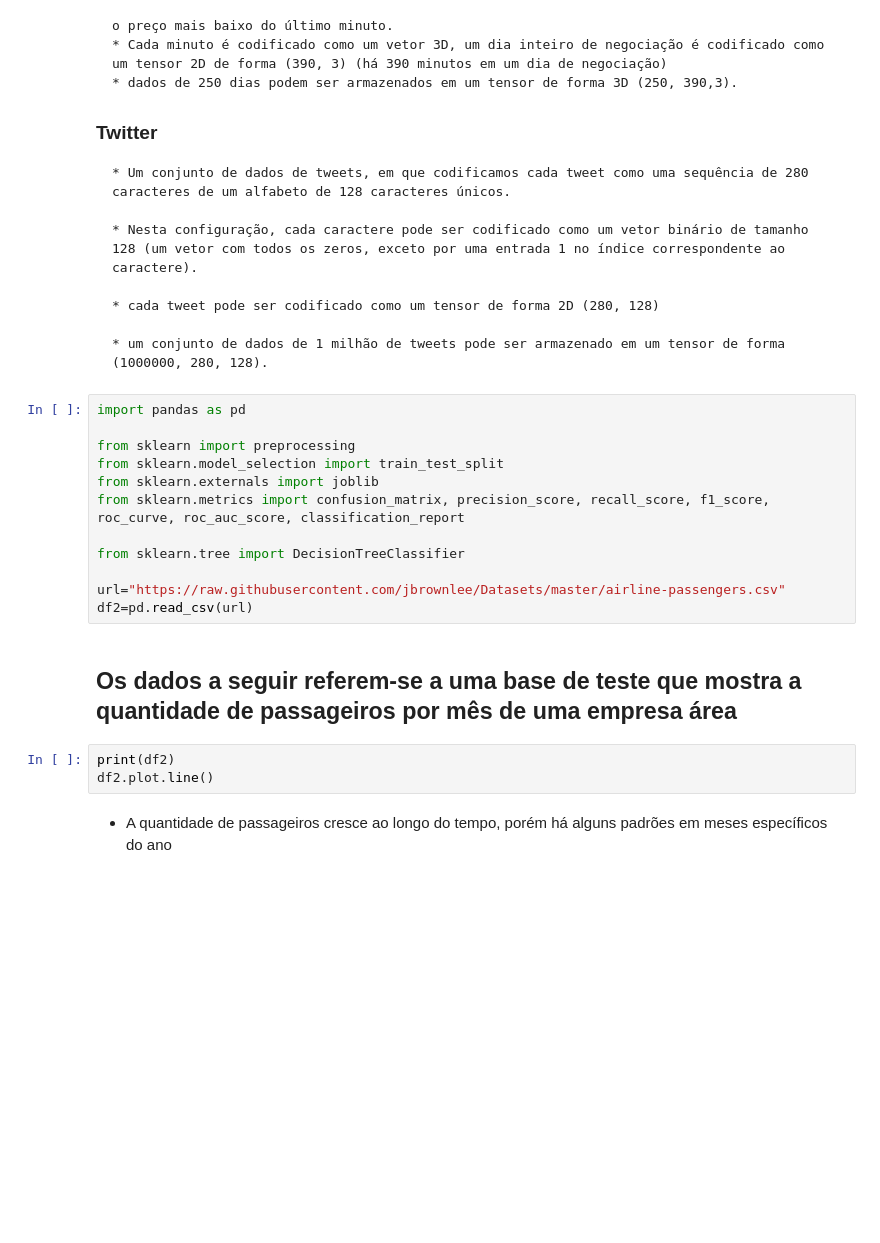
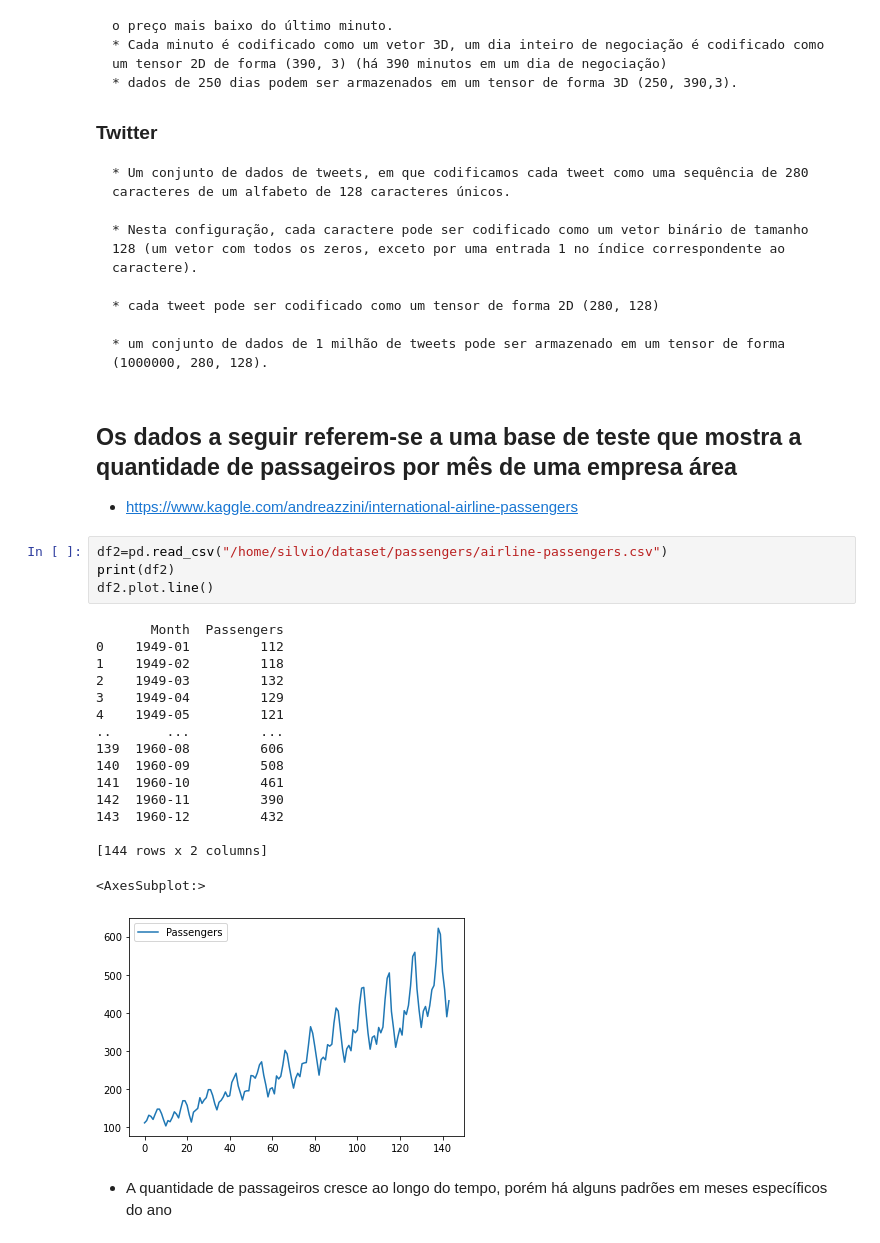
Before and after one commit to PedroNunes92/15-DeepLearning, a Jupyter notebook: Aula4/representacao-de-dados.ipynb, the cells around one changed output. Drawn from its saved outputs; the diff is of its cells as text; blank space fills up the shorter version.

```diff
--- a/Aula4/representacao-de-dados.ipynb
+++ b/Aula4/representacao-de-dados.ipynb
@@ -306,23 +235,31 @@ yy
     * cada tweet pode ser codificado como um tensor de forma 2D (280, 128)
 
     * um conjunto de dados de 1 milhão de tweets pode ser armazenado em um tensor de forma (1000000, 280, 128).
-# %%
-import pandas as pd
-
-from sklearn import preprocessing
-from sklearn.model_selection import train_test_split
-from sklearn.externals import joblib
-from sklearn.metrics import confusion_matrix, precision_score, recall_score, f1_score, roc_curve, roc_auc_score, classification_report
-
-from sklearn.tree import DecisionTreeClassifier
-
-url="https://raw.githubusercontent.com/jbrownlee/Datasets/master/airline-passengers.csv"
-df2=pd.read_csv(url)
 # %% [markdown]
 ## Os dados a seguir referem-se a uma base de teste que mostra a quantidade de passageiros por mês de uma empresa área
+
+* https://www.kaggle.com/andreazzini/international-airline-passengers
-# %%
-print(df2)
-df2.plot.line()
+# %%
+df2=pd.read_csv("/home/silvio/dataset/passengers/airline-passengers.csv")
+print(df2)
+df2.plot.line()
+# %% [output]
+       Month  Passengers
+0    1949-01         112
+1    1949-02         118
+2    1949-03         132
+3    1949-04         129
+4    1949-05         121
+..       ...         ...
+139  1960-08         606
+140  1960-09         508
+141  1960-10         461
+142  1960-11         390
+143  1960-12         432
+
+[144 rows x 2 columns]
+<AxesSubplot:>
+[figure, added]
 # %% [markdown]
 * A quantidade de passageiros cresce ao longo do tempo, porém há alguns padrões em meses específicos do ano
 # %% [markdown]
```
Also changed, not shown: parts of 48 cells of this notebook.
